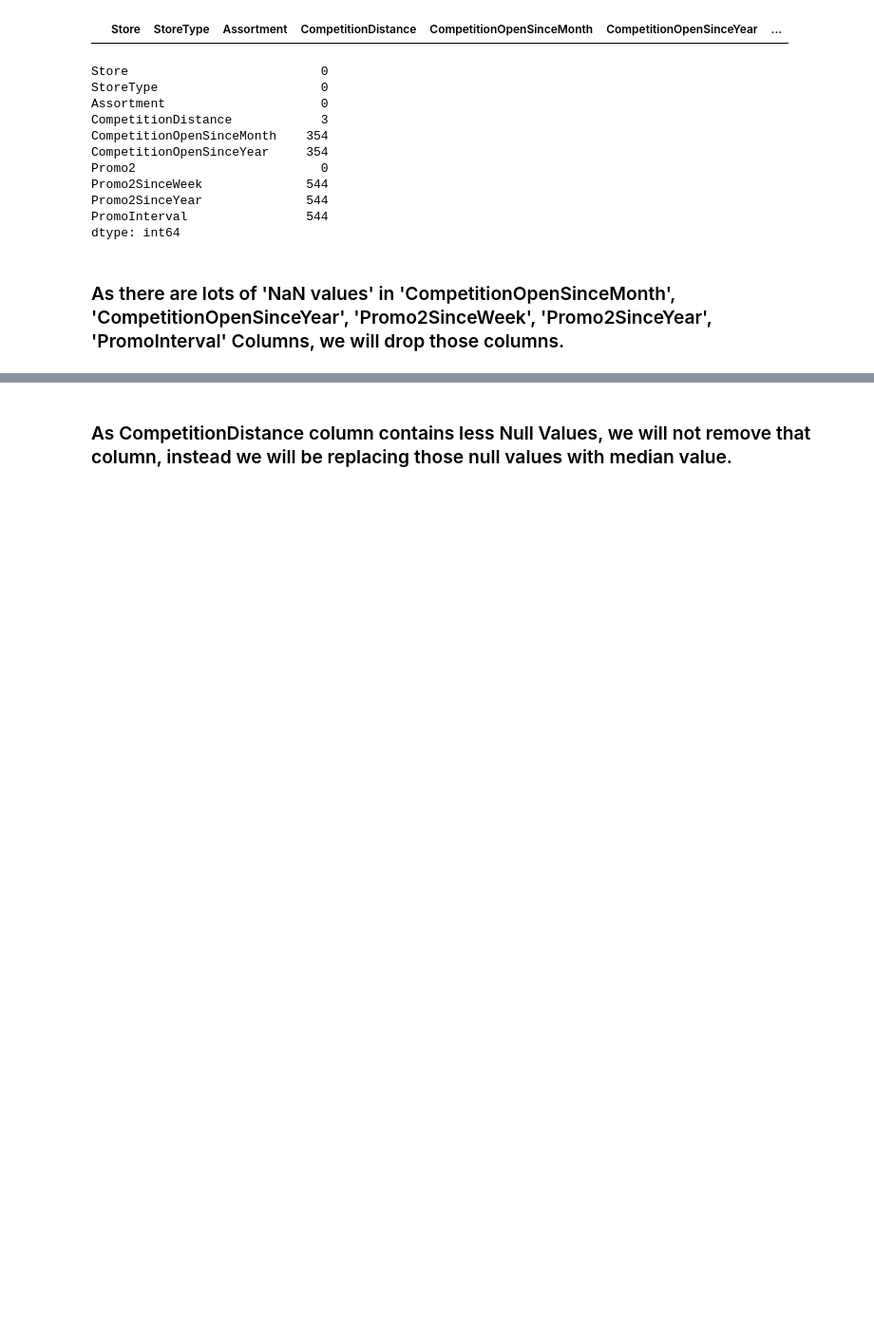
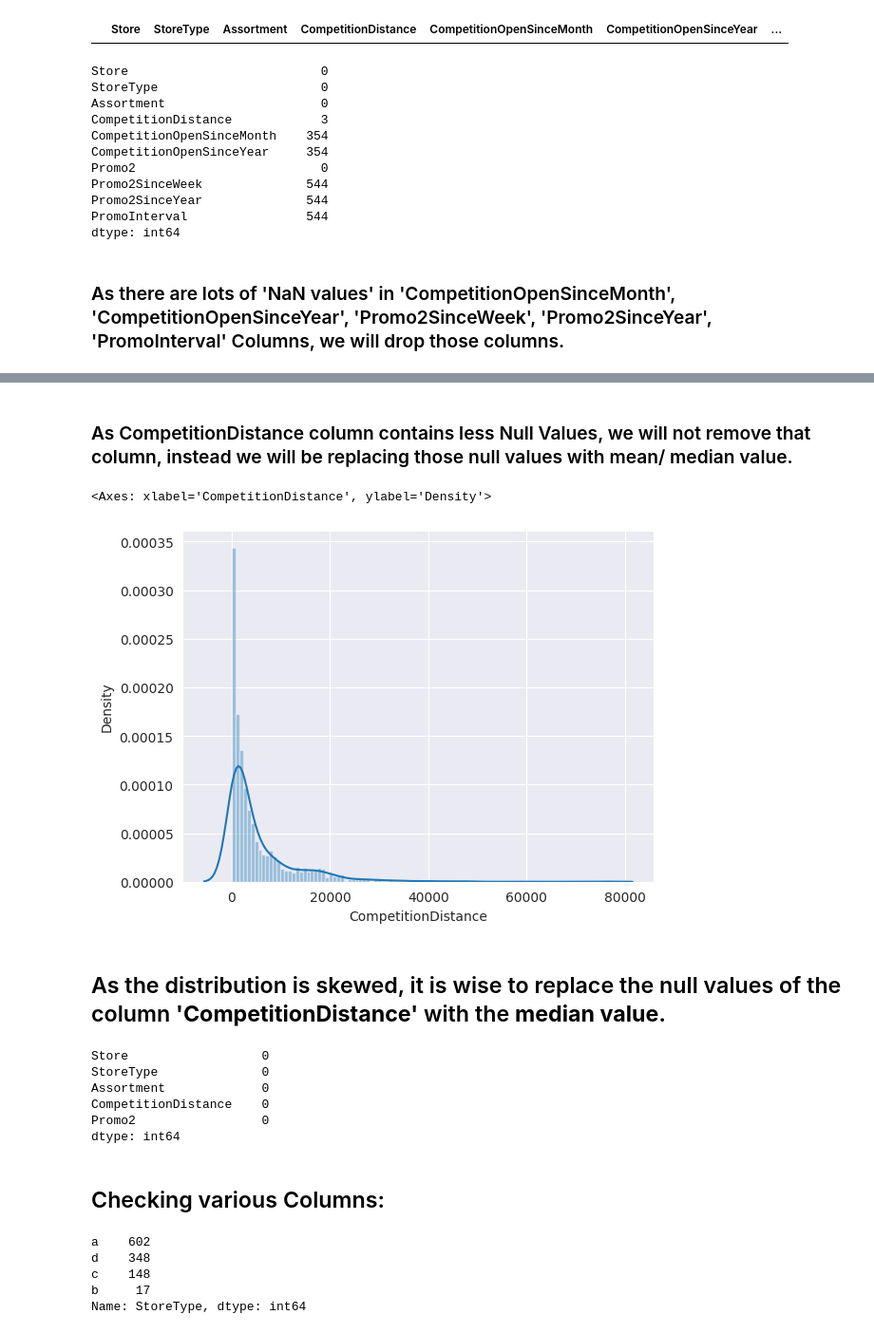
Before and after one commit to RPSahoo219/Regression_Analysis_on_Retail_Sales_Prediction, a Jupyter notebook: Retail_Sales_Prediction.ipynb, the cells around one changed output, grey strips where cells are left out. Shown at 95% size. Drawn from its saved outputs; the diff is of its cells as text; code cells hidden in the pictures; blank space fills up the shorter version.

```diff
--- a/Retail_Sales_Prediction.ipynb
+++ b/Retail_Sales_Prediction.ipynb
@@ -166,2 +204,9 @@ Store_df.sample(2)
 # %% [markdown]
-### As CompetitionDistance column contains less Null Values, we will not remove that column, instead we will be replacing those null values with median value.
+### As CompetitionDistance column contains less Null Values, we will not remove that column, instead we will be replacing those null values with mean/ median value.
+# %%
+sns.distplot(Store_df.CompetitionDistance,kde=True,bins=100)
+# %% [output]
+<Axes: xlabel='CompetitionDistance', ylabel='Density'>
+[figure, added]
+# %% [markdown]
+## As the distribution is skewed, it is wise to replace the null values of the column **'CompetitionDistance'** with the **median value**.
@@ -167,0 +215,9 @@ Store_df.sample(2)
+# %%
+Store_df.isna().sum()
+# %% [output]
+Store                  0
+StoreType              0
+Assortment             0
+CompetitionDistance    0
+Promo2                 0
+dtype: int64
@@ -167,0 +226,2 @@ Store_df.sample(2)
+# %% [markdown]
+## Checking various Columns:
@@ -167,0 +230,8 @@ Store_df.sample(2)
+# %%
+Store_df.StoreType.value_counts()
+# %% [output]
+a    602
+d    348
+c    148
+b     17
+Name: StoreType, dtype: int64
```
Also changed, not shown: parts of 45 cells of this notebook.
